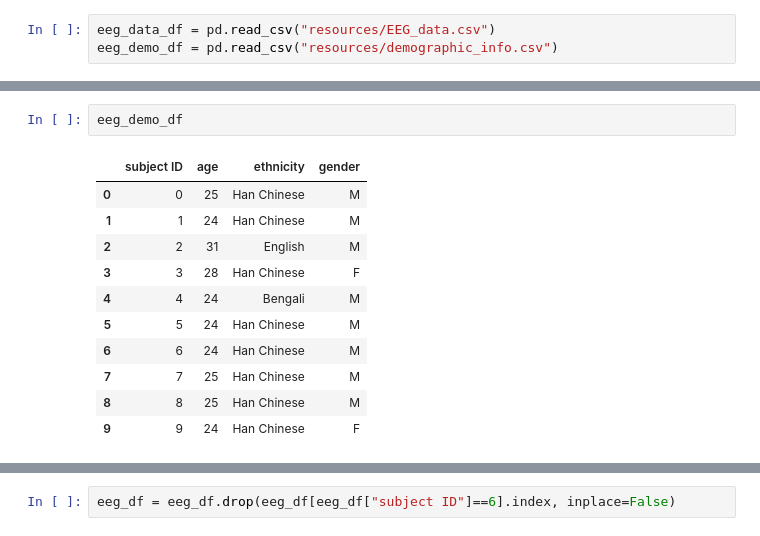
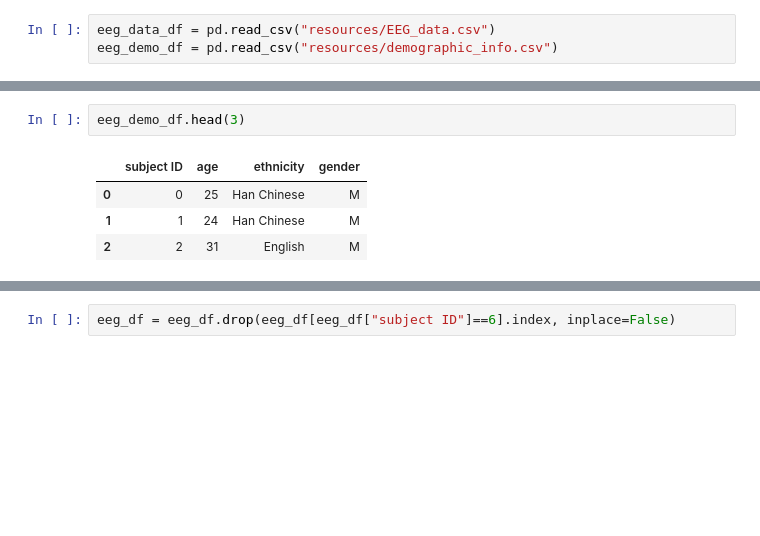
Before and after one commit to ShoaibFarooqui/project-one, a Jupyter notebook: eeg-analysis.ipynb, the cells around one changed output, grey strips where cells are left out. Cells and saved outputs as stored; diff of their text form; blank space fills up the shorter version.

```diff
--- a/eeg-analysis.ipynb
+++ b/eeg-analysis.ipynb
@@ -27,15 +19,8 @@ eeg_data_df
 # %%
-eeg_demo_df
+eeg_demo_df.head(3)
 # %% [output]
 |  | subject ID | age | ethnicity | gender |
 | 0 | 0 | 25 | Han Chinese | M |
 | 1 | 1 | 24 | Han Chinese | M |
 | 2 | 2 | 31 | English | M |
-| 3 | 3 | 28 | Han Chinese | F |
-| 4 | 4 | 24 | Bengali | M |
-| 5 | 5 | 24 | Han Chinese | M |
-| 6 | 6 | 24 | Han Chinese | M |
-| 7 | 7 | 25 | Han Chinese | M |
-| 8 | 8 | 25 | Han Chinese | M |
-| 9 | 9 | 24 | Han Chinese | F |
 # %%
```
Also changed, not shown: parts of 8 cells of this notebook.
